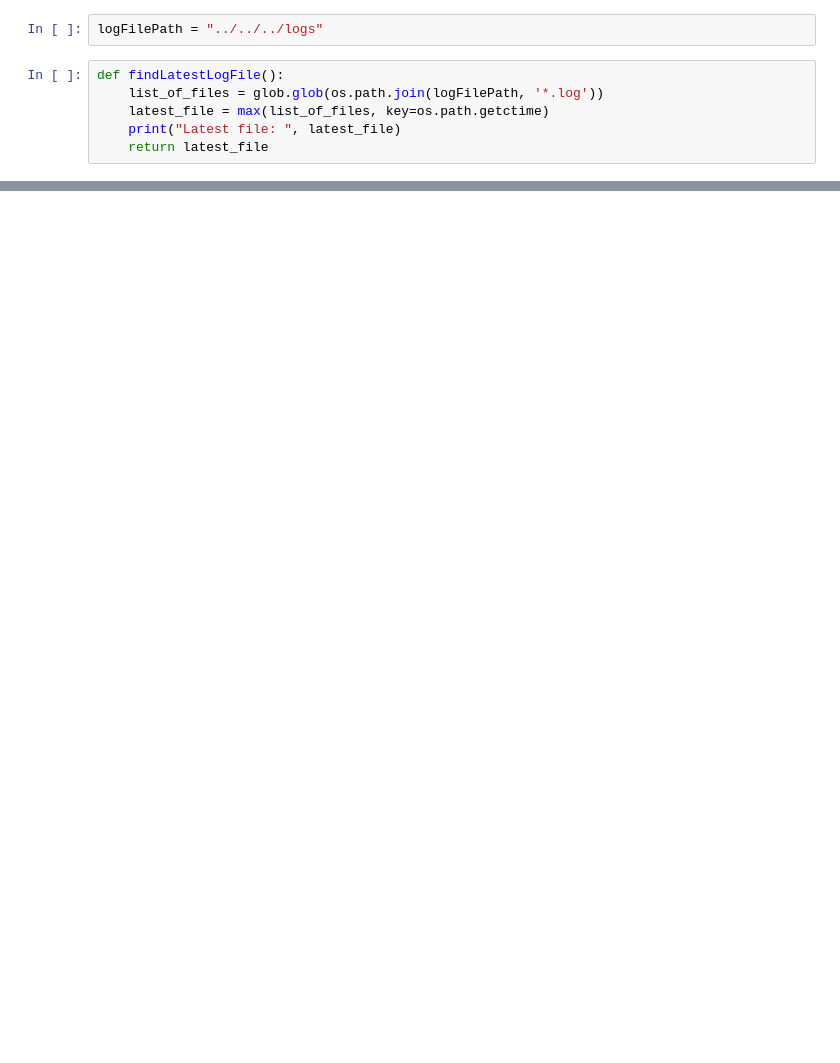
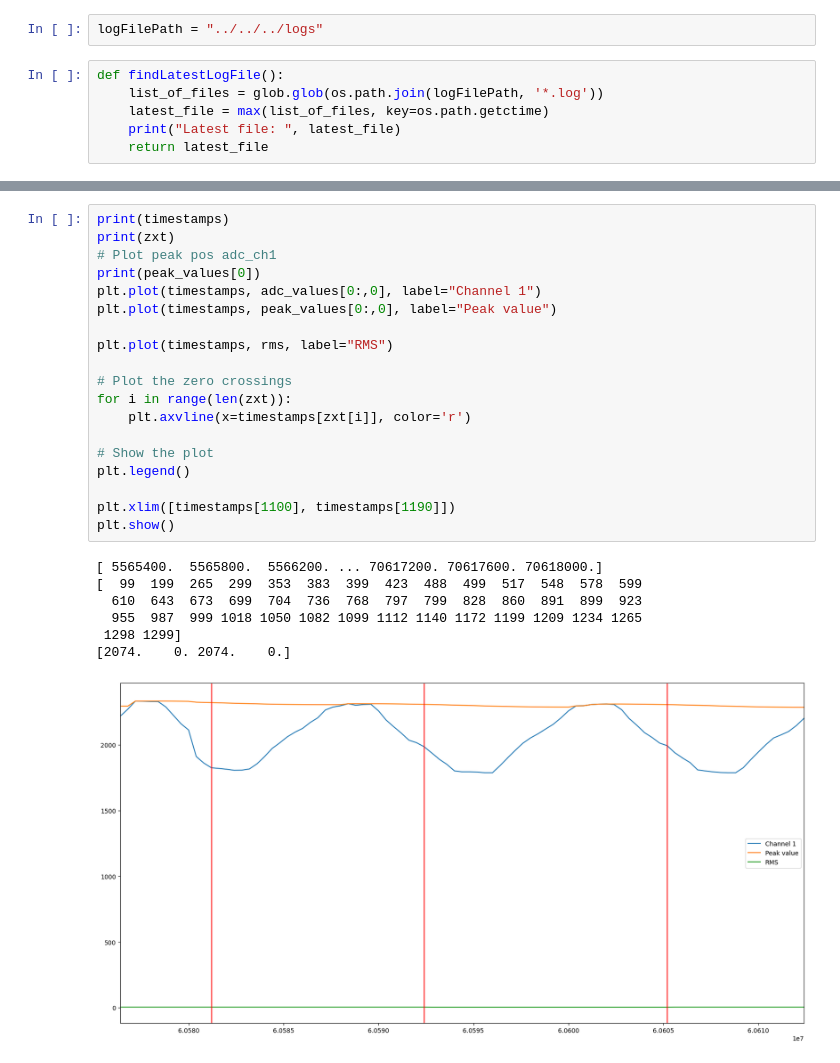
Before and after one commit to robdobsn/ScaderESP32, a Jupyter notebook: evaluations/energymonitortests/calcpower/calcpower.ipynb, the cells around one changed output, grey strips where cells are left out. Saved outputs shown, nothing was run; the diff lists cells and outputs as text; blank space fills up the shorter version.

```diff
--- a/evaluations/energymonitortests/calcpower/calcpower.ipynb
+++ b/evaluations/energymonitortests/calcpower/calcpower.ipynb
@@ -77,0 +103,27 @@ Read 207686 samples
+# %%
+print(timestamps)
+print(zxt)
+# Plot peak pos adc_ch1
+print(peak_values[0])
+plt.plot(timestamps, adc_values[0:,0], label="Channel 1")
+plt.plot(timestamps, peak_values[0:,0], label="Peak value")
+
+plt.plot(timestamps, rms, label="RMS")
+
+# Plot the zero crossings
+for i in range(len(zxt)):
+    plt.axvline(x=timestamps[zxt[i]], color='r')
+
+# Show the plot
+plt.legend()
+
+plt.xlim([timestamps[1100], timestamps[1190]])
+plt.show()
+# %% [output]
+[ 5565400.  5565800.  5566200. ... 70617200. 70617600. 70618000.]
+[  99  199  265  299  353  383  399  423  488  499  517  548  578  599
+  610  643  673  699  704  736  768  797  799  828  860  891  899  923
+  955  987  999 1018 1050 1082 1099 1112 1140 1172 1199 1209 1234 1265
+ 1298 1299]
+[2074.    0. 2074.    0.]
+[figure, added]
```
Also changed, not shown: parts of 9 cells of this notebook, 6 other files.
